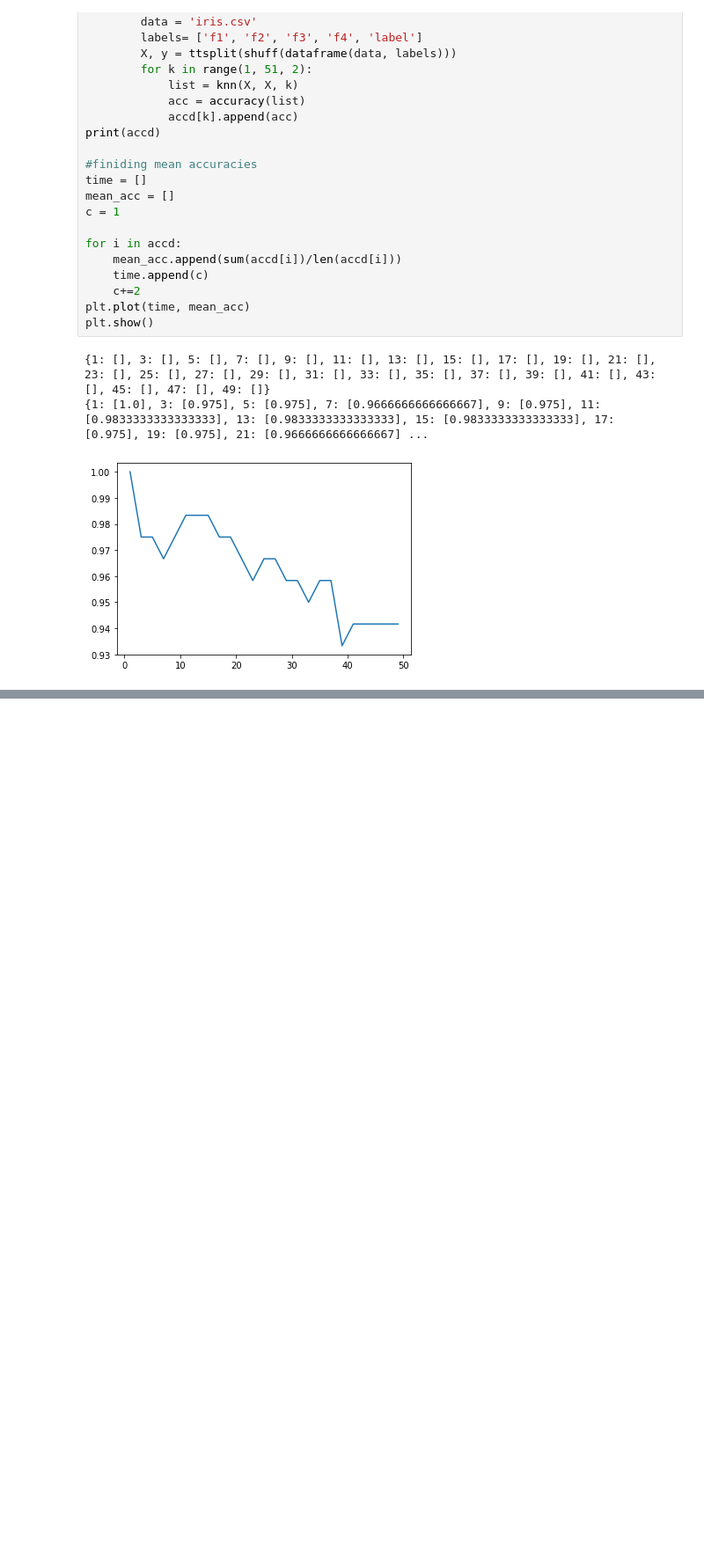
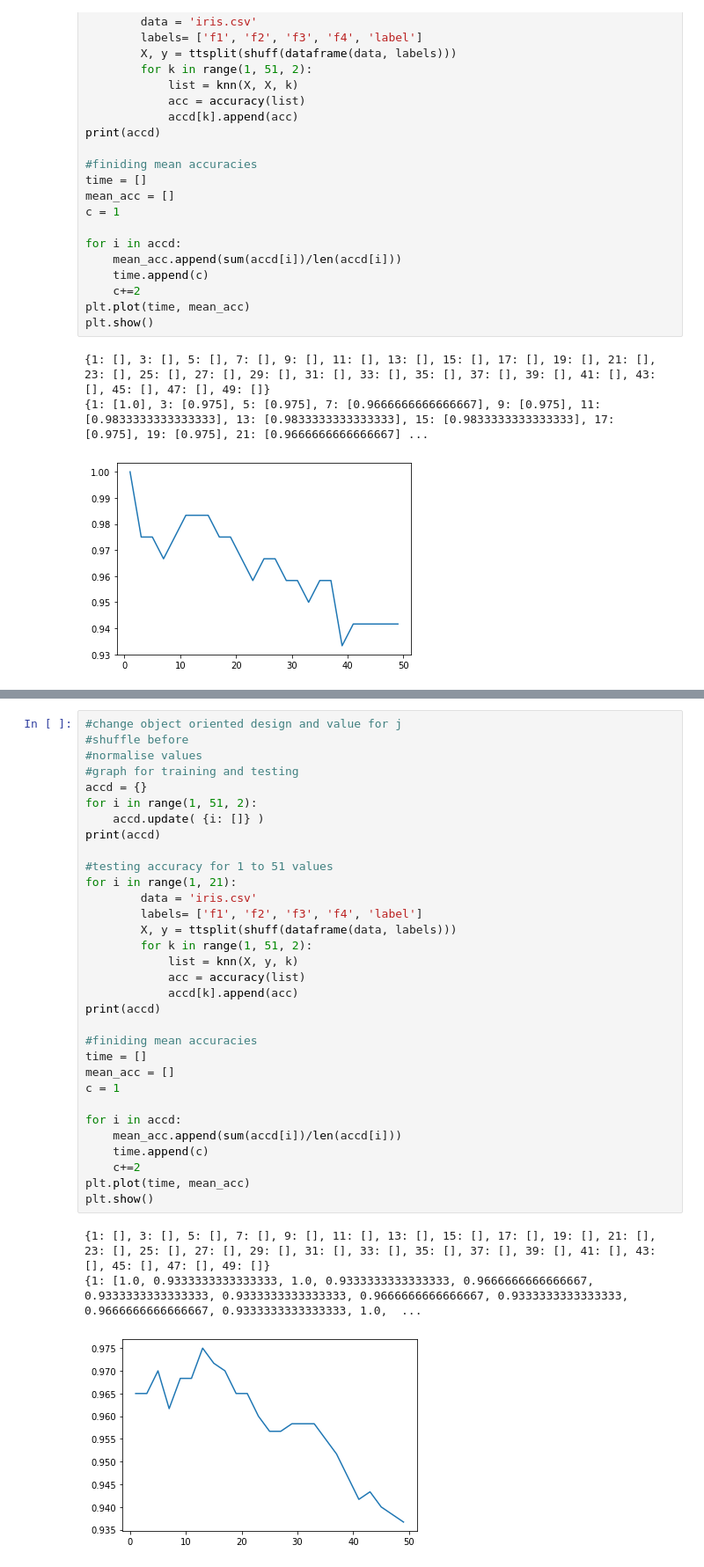
Before and after one commit to siddhanthsatish/KNN-DecisionTrees, a Jupyter notebook: knn.ipynb, the cells around one changed output, grey strips where cells are left out. Shown at 88% size. Saved outputs shown, nothing was run; the diff lists cells and outputs as text; blank space fills up the shorter version.

```diff
--- a/knn.ipynb
+++ b/knn.ipynb
@@ -171,0 +174,36 @@ plt.show()
+# %%
+#change object oriented design and value for j
+#shuffle before
+#normalise values
+#graph for training and testing
+accd = {}
+for i in range(1, 51, 2):
+    accd.update( {i: []} )
+print(accd)
+
+#testing accuracy for 1 to 51 values
+for i in range(1, 21):
+        data = 'iris.csv'
+        labels= ['f1', 'f2', 'f3', 'f4', 'label']
+        X, y = ttsplit(shuff(dataframe(data, labels)))
+        for k in range(1, 51, 2):
+            list = knn(X, y, k)
+            acc = accuracy(list)
+            accd[k].append(acc)
+print(accd)
+
+#finiding mean accuracies
+time = []
+mean_acc = []
+c = 1
+
+for i in accd:
+    mean_acc.append(sum(accd[i])/len(accd[i]))
+    time.append(c)
+    c+=2
+plt.plot(time, mean_acc)
+plt.show()
+# %% [output]
+{1: [], 3: [], 5: [], 7: [], 9: [], 11: [], 13: [], 15: [], 17: [], 19: [], 21: [], 23: [], 25: [], 27: [], 29: [], 31: [], 33: [], 35: [], 37: [], 39: [], 41: [], 43: [], 45: [], 47: [], 49: []}
+{1: [1.0, 0.9333333333333333, 1.0, 0.9333333333333333, 0.9666666666666667, 0.9333333333333333, 0.9333333333333333, 0.9666666666666667, 0.9333333333333333, 0.9666666666666667, 0.9333333333333333, 1.0,  ...
+[figure, added]
```
Also changed, not shown: parts of 1 cell of this notebook, 9 other files.
